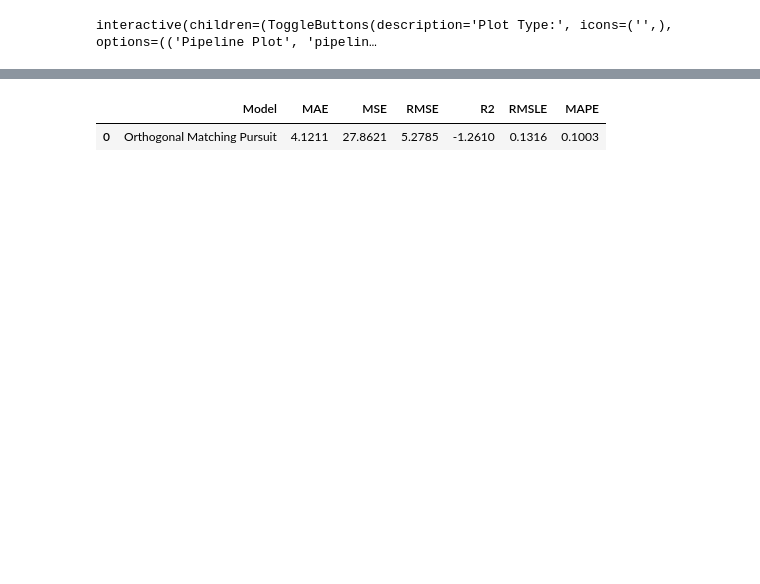
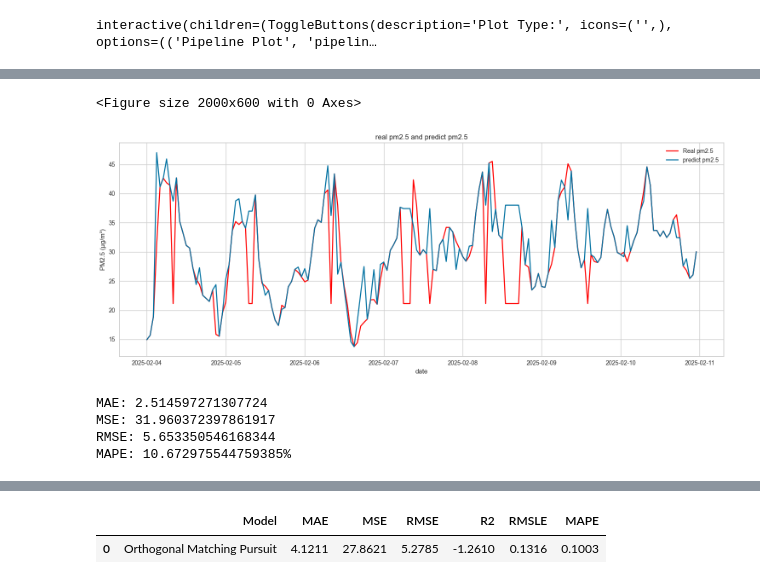
Before and after one commit to chetod/DustyVision-PM2.5, a Jupyter notebook: scripts/train_model.ipynb, the cells around one changed output, grey strips where cells are left out. Drawn from its saved outputs; the diff is of its cells as text; code cells hidden in the pictures; blank space fills up the shorter version.

```diff
--- a/scripts/train_model.ipynb
+++ b/scripts/train_model.ipynb
@@ -220,0 +257,39 @@ plt.show()
+# %%
+import matplotlib.pyplot as plt
+data2 = pd.read_csv(r'C:\Users\ASUS\Desktop\projectforecastpm2_5\dataforecast\cleandata_hours.csv')
+data2['timestamp'] = pd.to_datetime(data2['timestamp'])
+
+plt.figure(figsize=(20, 6))
+# sample_rate = 100  # แสดงทุกๆ 10 จุด
+data2 = data2.iloc[-168:].copy()
+data2 = data2.reset_index(drop=True)
+plt.figure(figsize=(15, 6))
+plt.plot(data2['timestamp'], data2['pm_2_5'], label='Real pm2.5', color = 'red')
+plt.plot(forecast_data['timestamp'], forecast_data['pm_2_5'], label='predict pm2.5', marker='x')
+plt.title('real pm2.5 and predict pm2.5')
+plt.xlabel('date')
+plt.ylabel('PM2.5 (µg/m³)')
+plt.legend()
+plt.grid(True)
+plt.tight_layout()
+plt.show()
+# %% [output]
+<Figure size 2000x600 with 0 Axes>
+[figure, added]
+# %%
+from sklearn.metrics import mean_absolute_error, mean_squared_error
+merged_data = forecast_data.merge(external_data[['timestamp', 'pm_2_5']], on='timestamp', suffixes=('_predicted', '_actual'))
+mae = mean_absolute_error(merged_data['pm_2_5_actual'], merged_data['pm_2_5_predicted'])
+mse = mean_squared_error(merged_data['pm_2_5_actual'], merged_data['pm_2_5_predicted'])
+rmse = np.sqrt(mse)
+mape = np.mean(np.abs((merged_data['pm_2_5_actual'] - merged_data['pm_2_5_predicted']) / merged_data['pm_2_5_actual'])) * 100
+
+print(f"MAE: {mae}")
+print(f"MSE: {mse}")
+print(f"RMSE: {rmse}")
+print(f"MAPE: {mape}%")
+# %% [output]
+MAE: 2.514597271307724
+MSE: 31.960372397861917
+RMSE: 5.653350546168344
+MAPE: 10.672975544759385%
```
Also changed, not shown: parts of 19 cells of this notebook, 21 other files.
